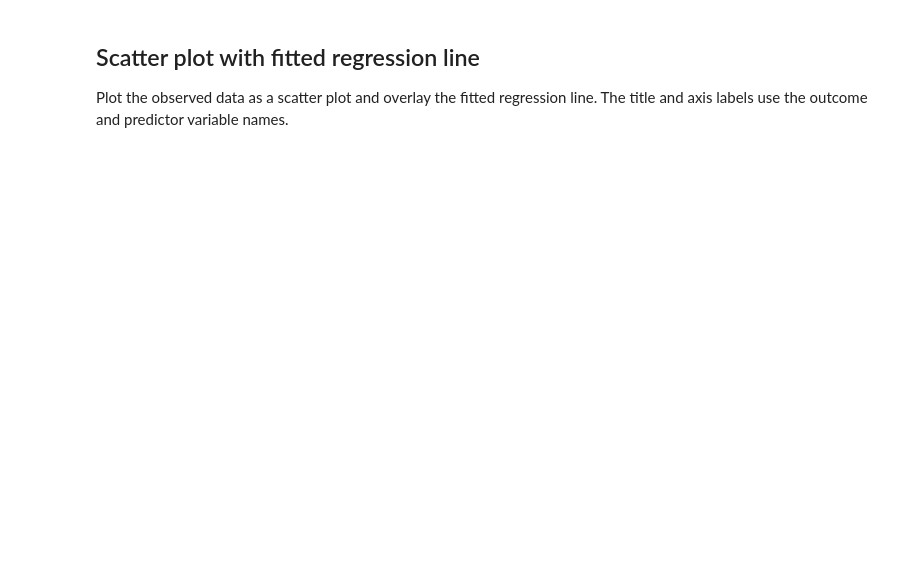
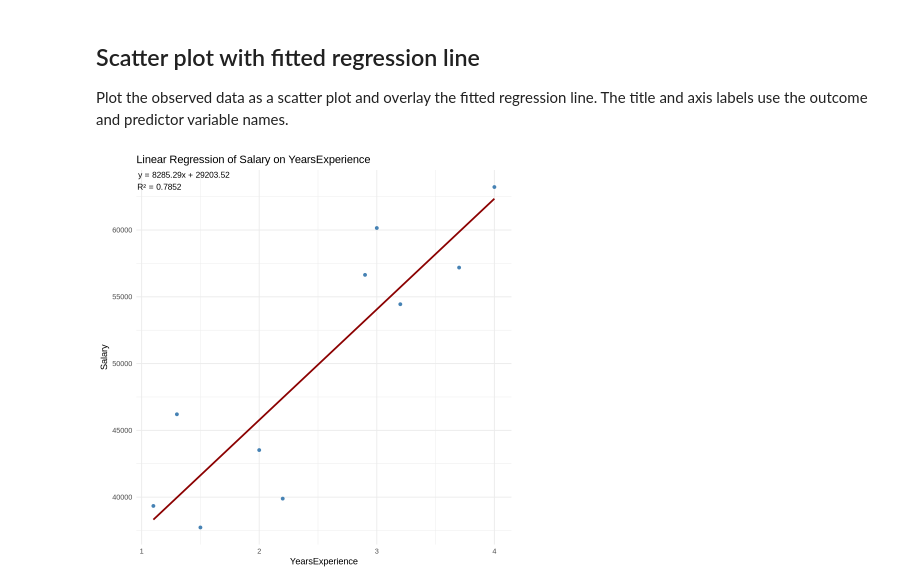
Before and after one commit to jstarkgrad-code/linear_regression-jupytr, a Jupyter notebook: AI/linear_regression_r.ipynb, the cells around one changed output. Saved outputs shown, nothing was run; the diff lists cells and outputs as text; code cells hidden in the pictures; blank space fills up the shorter version.

```diff
--- a/AI/linear_regression_r.ipynb
+++ b/AI/linear_regression_r.ipynb
@@ -38,16 +52,33 @@ cat(sprintf("p-value (YearsExperience): %.4e\n", p_values["YearsExperience"]))
 
 Plot the observed data as a scatter plot and overlay the fitted regression line. The title and axis labels use the outcome and predictor variable names.
 # %%
+intercept <- coef(model)["(Intercept)"]
+slope <- coef(model)[["YearsExperience"]]
+formula_text <- sprintf("y = %.2fx + %.2f", slope, intercept)
+r2_text <- sprintf("R² = %.4f", r_squared)
+annotation_text <- paste(formula_text, r2_text, sep = "\n")
+
 ggplot(data, aes(x = YearsExperience, y = Salary)) +
   geom_point(color = "steelblue") +
   geom_line(
     aes(y = predict(model)),
     color = "darkred",
     linewidth = 1
   ) +
+  annotate(
+    "text",
+    x = -Inf,
+    y = Inf,
+    label = annotation_text,
+    hjust = -0.02,
+    vjust = 1.1,
+    size = 3.5
+  ) +
   labs(
     title = "Linear Regression of Salary on YearsExperience",
     x = "YearsExperience",
     y = "Salary"
   ) +
   theme_minimal()
+# %% [output]
+[figure, added]
```
Also changed, not shown: parts of 3 cells of this notebook, 8 other files.
